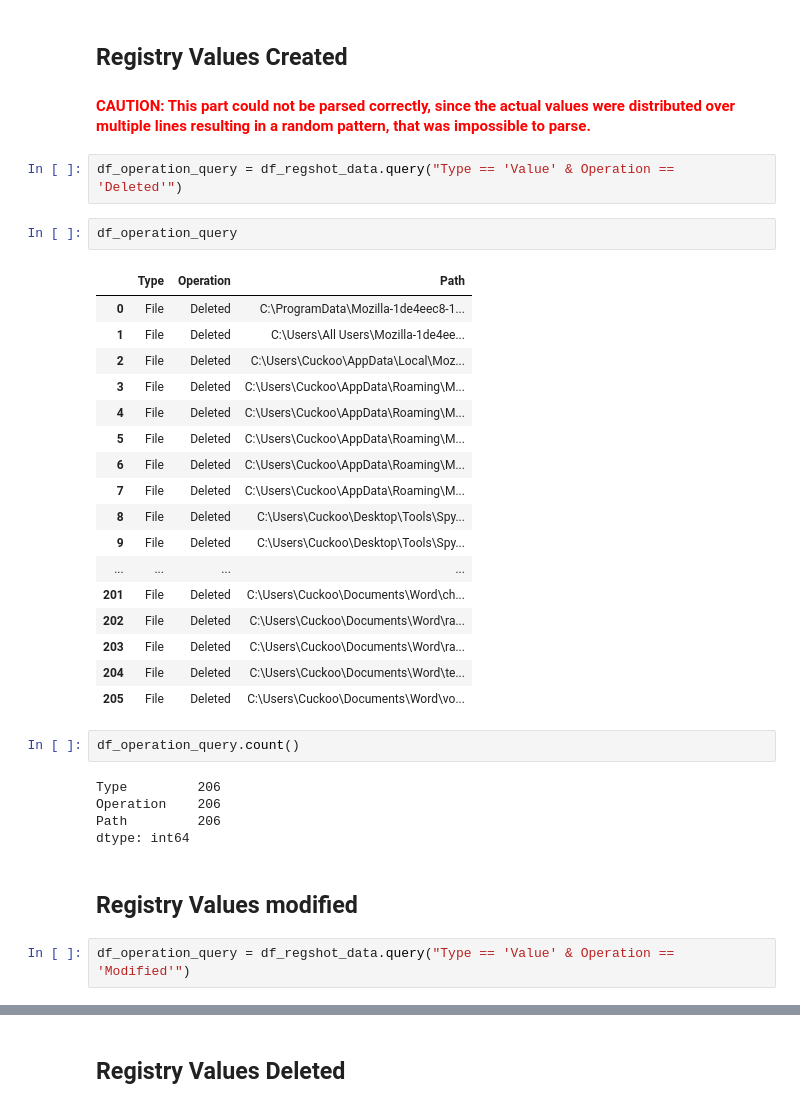
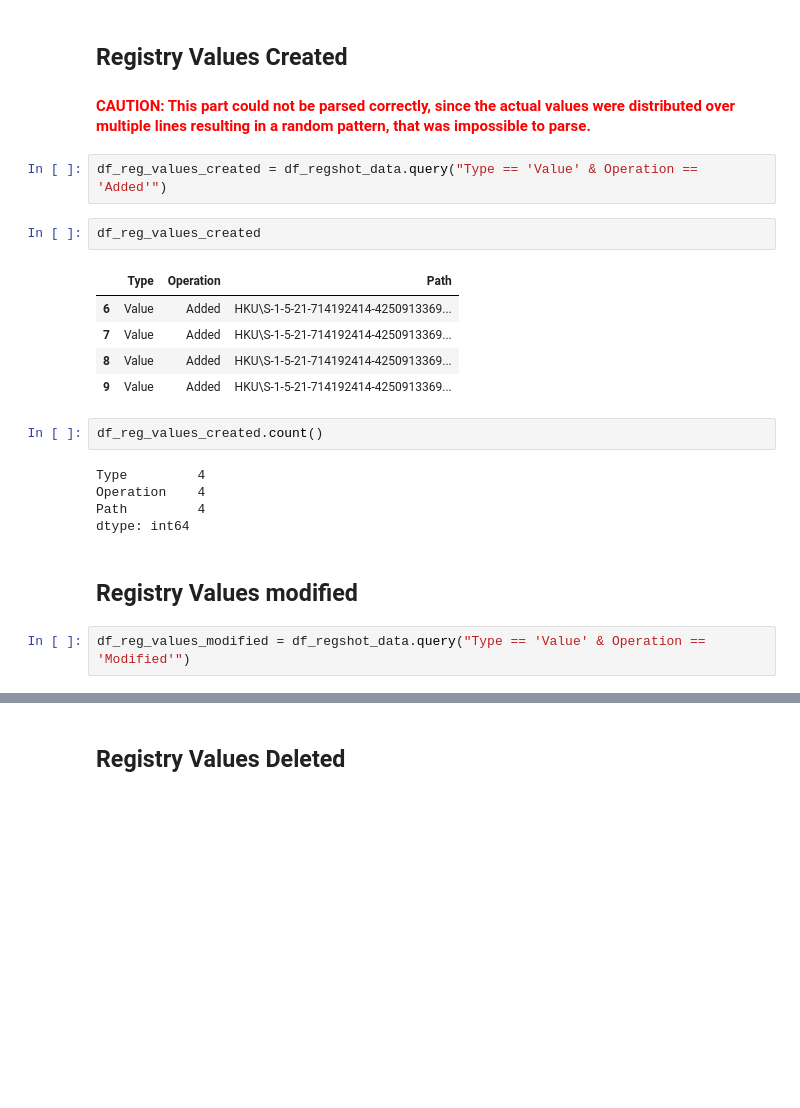
Before and after one commit to W4lkerJ/ForensicAnalysis, a Jupyter notebook: src/notebooks/ProcMonAnalysis.ipynb, the cells around one changed output, grey strips where cells are left out. Saved outputs shown, nothing was run; the diff lists cells and outputs as text; blank space fills up the shorter version.

```diff
--- a/src/notebooks/ProcMonAnalysis.ipynb
+++ b/src/notebooks/ProcMonAnalysis.ipynb
@@ -453,36 +364,24 @@ dtype: int64
 ## Registry Values Created
 <h4 style="color: red">CAUTION: This part could not be parsed correctly, since the actual values were distributed over multiple lines resulting in a random pattern, that was impossible to parse.</h4>
 # %%
-df_operation_query = df_regshot_data.query("Type == 'Value' & Operation == 'Deleted'")
+df_reg_values_created = df_regshot_data.query("Type == 'Value' & Operation == 'Added'")
 # %%
-df_operation_query
+df_reg_values_created
 # %% [output]
 |  | Type | Operation | Path |
-| 0 | File | Deleted | C:\ProgramData\Mozilla-1de4eec8-1... |
-| 1 | File | Deleted | C:\Users\All Users\Mozilla-1de4ee... |
-| 2 | File | Deleted | C:\Users\Cuckoo\AppData\Local\Moz... |
-| 3 | File | Deleted | C:\Users\Cuckoo\AppData\Roaming\M... |
-| 4 | File | Deleted | C:\Users\Cuckoo\AppData\Roaming\M... |
-| 5 | File | Deleted | C:\Users\Cuckoo\AppData\Roaming\M... |
-| 6 | File | Deleted | C:\Users\Cuckoo\AppData\Roaming\M... |
-| 7 | File | Deleted | C:\Users\Cuckoo\AppData\Roaming\M... |
-| 8 | File | Deleted | C:\Users\Cuckoo\Desktop\Tools\Spy... |
-| 9 | File | Deleted | C:\Users\Cuckoo\Desktop\Tools\Spy... |
-| ... | ... | ... | ... |
-| 201 | File | Deleted | C:\Users\Cuckoo\Documents\Word\ch... |
-| 202 | File | Deleted | C:\Users\Cuckoo\Documents\Word\ra... |
-| 203 | File | Deleted | C:\Users\Cuckoo\Documents\Word\ra... |
-| 204 | File | Deleted | C:\Users\Cuckoo\Documents\Word\te... |
-| 205 | File | Deleted | C:\Users\Cuckoo\Documents\Word\vo... |
+| 6 | Value | Added | HKU\S-1-5-21-714192414-4250913369... |
+| 7 | Value | Added | HKU\S-1-5-21-714192414-4250913369... |
+| 8 | Value | Added | HKU\S-1-5-21-714192414-4250913369... |
+| 9 | Value | Added | HKU\S-1-5-21-714192414-4250913369... |
 # %%
-df_operation_query.count()
+df_reg_values_created.count()
 # %% [output]
-Type         206
-Operation    206
-Path         206
+Type         4
+Operation    4
+Path         4
 dtype: int64
 # %% [markdown]
 ## Registry Values modified
 # %%
-df_operation_query = df_regshot_data.query("Type == 'Value' & Operation == 'Modified'")
+df_reg_values_modified = df_regshot_data.query("Type == 'Value' & Operation == 'Modified'")
 # %%
```
Also changed, not shown: parts of 57 cells of this notebook, 3 other files.
